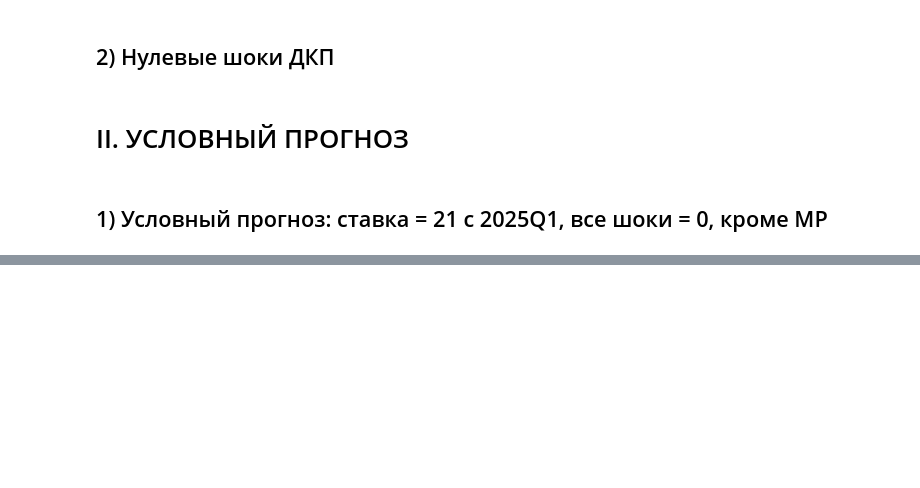
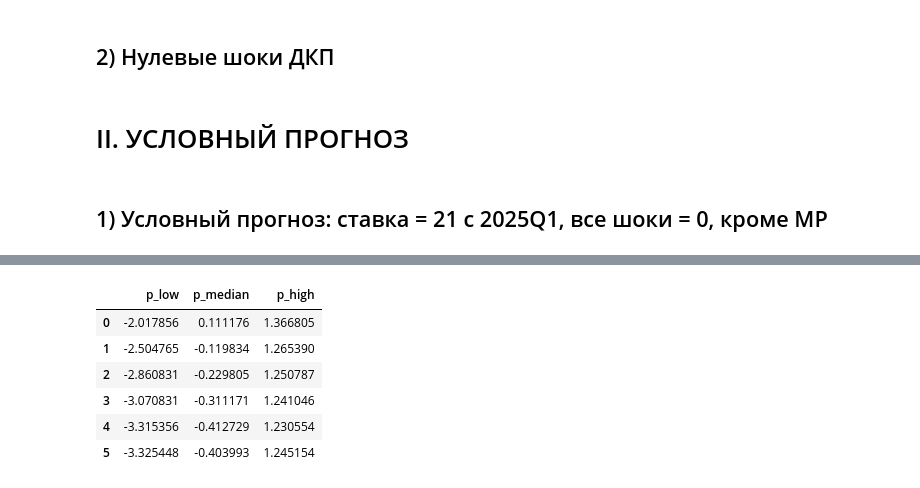
Before and after one commit to das1204/Anti-inflation-Policy-in-Russia-dot-py, a Jupyter notebook: nb/test.ipynb, the cells around one changed output, grey strips where cells are left out. Saved outputs shown, nothing was run; the diff lists cells and outputs as text; code cells hidden in the pictures; blank space fills up the shorter version.

```diff
--- a/nb/test.ipynb
+++ b/nb/test.ipynb
@@ -113,15 +161,12 @@ def go_plot(title: str, name: str, file_name: str, quarters: list, median, low,
 # Готовим объект чтобы потом мочь посмотреть новые шоки ДКП
 CF_EPS_MP = np.zeros((N_ITER, T))
 
+# Готовим трехмерный объект для хранения 1000 контрфактических итераций по 4 переменным
+CF = np.zeros((T, N_ITER, N_VARS))
+
 for i in range(N_ITER):
-    # Распаковываем параметры каждой итерации
-    beta_i = BETA[:, i]
-
     # Восстанавливаем коэффициенты VAR
-    B_p = beta_i[0:10]
-    B_y = beta_i[10:20]
-    B_i = beta_i[20:30]
-    B_b = beta_i[30:40]
+    B_p, B_y, B_i, B_b = unpack_parameters(beta_i=BETA[:, i])
 
     # Структурная матрица A0^{-1} для каждой итерации
     A0inv_full = np.vstack([A0INV_P[i, :], A0INV_Y[i, :], A0INV_I[i, :],  A0INV_B[i, :]])
@@ -133,16 +178,8 @@ for i in range(N_ITER):
     shocks_fp = SHOCKS_FP[i, :].reshape(-1, 1)
 
     # Восстанавливаем начальные значения переменных до t_fix
-    Y_temp = np.zeros((T, N_VARS))
-
-    for t in range(T_FIX):
-        x_t = X_MAT[t, :].reshape(-1, 1)
-        eps_t = np.vstack([shocks_as[t], shocks_ad[t], shocks_mp[t], shocks_fp[t]])
-
-        Y_temp[t, P] = (B_p.T @ x_t + A0inv_full[P, :] @ eps_t).item()
-        Y_temp[t, Y] = (B_y.T @ x_t + A0inv_full[Y, :] @ eps_t).item()
-        Y_temp[t, I] = (B_i.T @ x_t + A0inv_full[I, :] @ eps_t).item()
-        Y_temp[t, B] = (B_b.T @ x_t + A0inv_full[B, :] @ eps_t).item()
+    Y_temp = get_initial_values(T_FIX=T_FIX, T=T, X_MAT=X_MAT, B_p=B_p, B_y=B_y, B_i=B_i, B_b=B_b, A0inv_full=A0inv_full,
+                                shocks_as=shocks_as, shocks_ad=shocks_ad, shocks_mp=shocks_mp, shocks_fp=shocks_fp)
 
     # Считаем контрфакт с момента фиксации
     for t in range(T_FIX, T):
@@ -178,16 +215,9 @@ for i in range(N_ITER):
     CF[:, i, :] = Y_temp
     CF_EPS_MP[i, :] = shocks_mp.ravel()
 
-# Анализируем
-cf_p = CF[:, :, P]
-
-p_median = np.nanmedian(cf_p, axis=1)
-p_low = np.nanpercentile(cf_p, 16, axis=1)
-p_high = np.nanpercentile(cf_p, 84, axis=1)
-
-go_plot(title='Инфляция, QoQ: фактическая vs контрфактическая (КС = 7,5% с 3 квартала 2023 г.)',
-        name='Контрфакт (КС = 7,5%)', file_name='I_КА_1_Фиксированная_ключевая_ставка',
-        quarters=QUARTERS, median=p_median, low=p_low, high=p_high, actual=ACTUAL_P)
+p_low, p_median, p_high = analyze_and_plot(CF=CF[:, :, P], title='Инфляция, QoQ: фактическая vs контрфактическая (КС = 7,5% с 3 квартала 2023 г.)',
+                                           name='Контрфакт (КС = 7,5%)', file_name='I_КА_1_Фиксированная_ключевая_ставка',
+                                           quarters=QUARTERS, actual=ACTUAL_P)
 # %% [markdown]
 ## 2) Нулевые шоки ДКП
 # %%
@@ -364,0 +344,16 @@ Conversion of an array with ndim > 0 to a scalar is deprecated, and will error i
+# %%
+pd.DataFrame(
+    {
+        "p_low": p_low[-LAST_POINT:],
+        "p_median": p_median[-LAST_POINT:],
+        "p_high": p_high[-LAST_POINT:]
+    }
+)
+# %% [output]
+|  | p_low | p_median | p_high |
+| 0 | -2.017856 | 0.111176 | 1.366805 |
+| 1 | -2.504765 | -0.119834 | 1.265390 |
+| 2 | -2.860831 | -0.229805 | 1.250787 |
+| 3 | -3.070831 | -0.311171 | 1.241046 |
+| 4 | -3.315356 | -0.412729 | 1.230554 |
+| 5 | -3.325448 | -0.403993 | 1.245154 |
```
Also changed, not shown: parts of 4 cells of this notebook, 2 other files.
